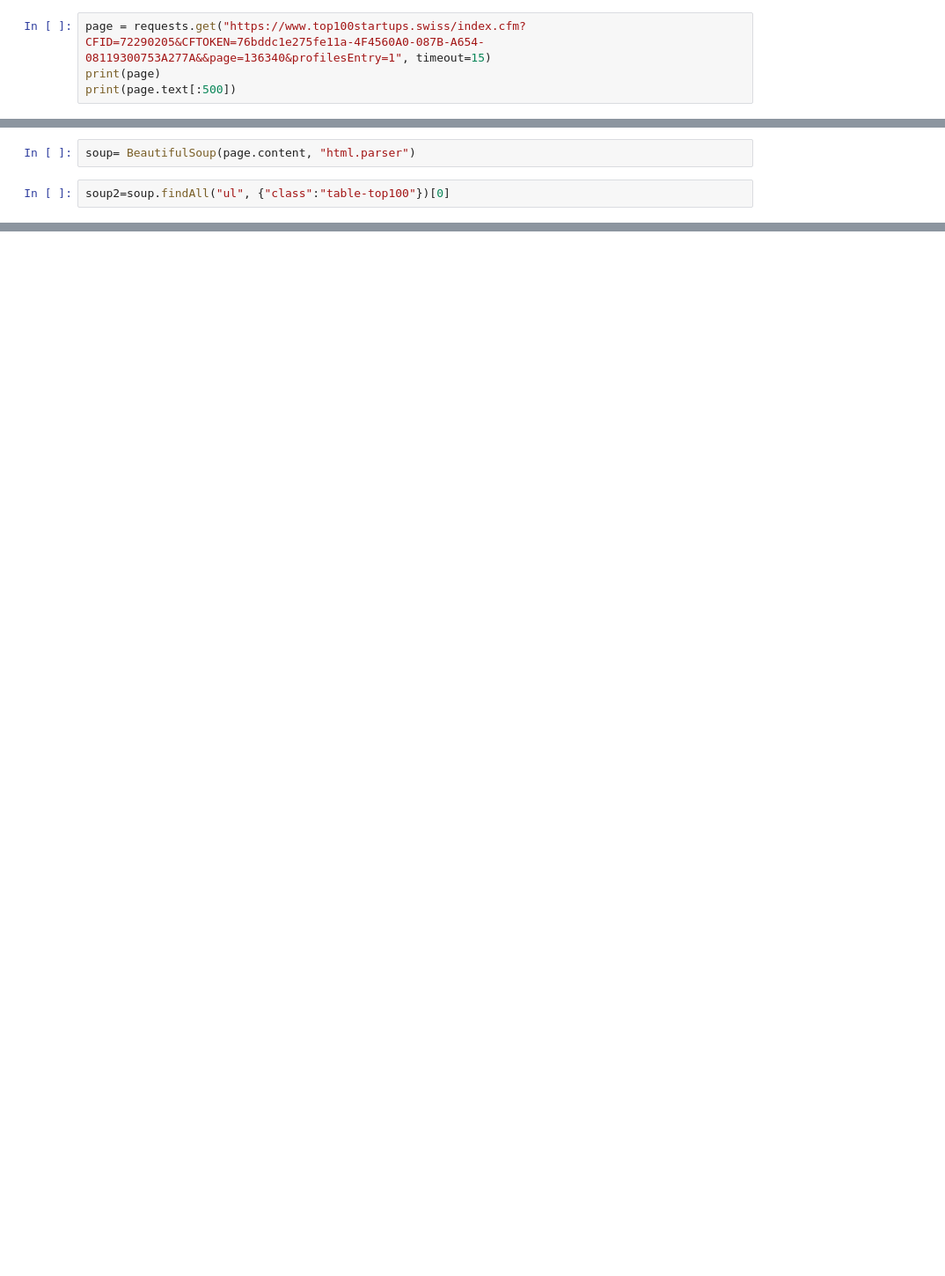
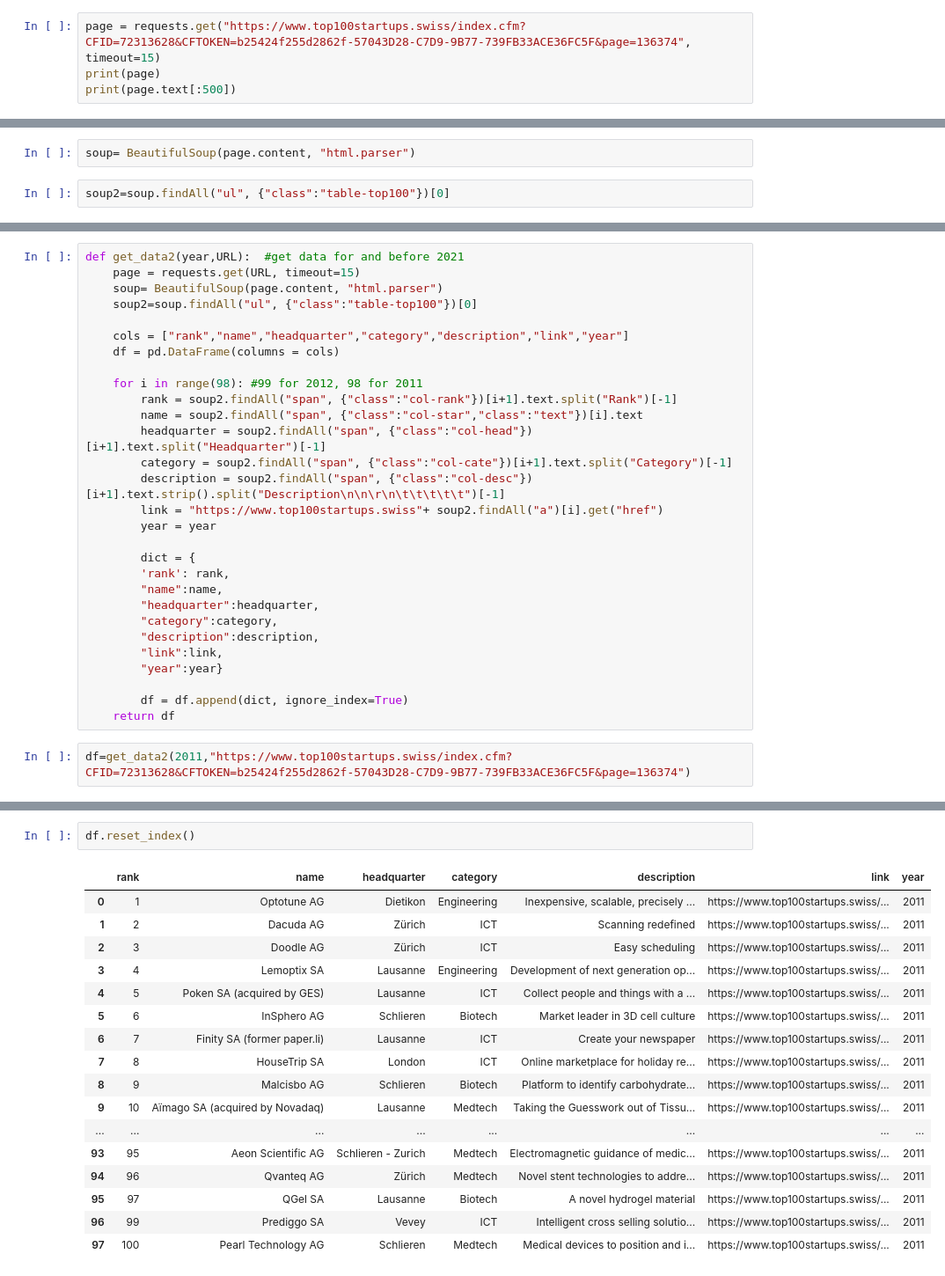
Before and after one commit to naemigraf/Start_up_Analyze, a Jupyter notebook: notebooks/web_scrape_stefan.ipynb, the cells around one changed output, grey strips where cells are left out. Shown at 88% size. Drawn from its saved outputs; the diff is of its cells as text; blank space fills up the shorter version.

```diff
--- a/notebooks/web_scrape_stefan.ipynb
+++ b/notebooks/web_scrape_stefan.ipynb
@@ -7,5 +13,5 @@ import numpy as np
 # %%
-page = requests.get("https://www.top100startups.swiss/index.cfm?CFID=72290205&CFTOKEN=76bddc1e275fe11a-4F4560A0-087B-A654-08119300753A277A&&page=136340&profilesEntry=1", timeout=15)
+page = requests.get("https://www.top100startups.swiss/index.cfm?CFID=72313628&CFTOKEN=b25424f255d2862f-57043D28-C7D9-9B77-739FB33ACE36FC5F&page=136374", timeout=15)
 print(page)
 print(page.text[:500])
 # %% [output]
@@ -92,0 +93,31 @@ soup2.findAll("!-- 200 0 --")  #here we have
+# %%
+def get_data2(year,URL):  #get data for and before 2021
+    page = requests.get(URL, timeout=15)
+    soup= BeautifulSoup(page.content, "html.parser")
+    soup2=soup.findAll("ul", {"class":"table-top100"})[0]
+
+    cols = ["rank","name","headquarter","category","description","link","year"]
+    df = pd.DataFrame(columns = cols)
+
+    for i in range(98): #99 for 2012, 98 for 2011
+        rank = soup2.findAll("span", {"class":"col-rank"})[i+1].text.split("Rank")[-1]
+        name = soup2.findAll("span", {"class":"col-star","class":"text"})[i].text
+        headquarter = soup2.findAll("span", {"class":"col-head"})[i+1].text.split("Headquarter")[-1]
+        category = soup2.findAll("span", {"class":"col-cate"})[i+1].text.split("Category")[-1]
+        description = soup2.findAll("span", {"class":"col-desc"})[i+1].text.strip().split("Description\n\n\r\n\t\t\t\t\t")[-1]
+        link = "https://www.top100startups.swiss"+ soup2.findAll("a")[i].get("href")
+        year = year
+
+        dict = {
+        'rank': rank,
+        "name":name,
+        "headquarter":headquarter,
+        "category":category,
+        "description":description,
+        "link":link,
+        "year":year}
+
+        df = df.append(dict, ignore_index=True)
+    return df
+# %%
+df=get_data2(2011,"https://www.top100startups.swiss/index.cfm?CFID=72313628&CFTOKEN=b25424f255d2862f-57043D28-C7D9-9B77-739FB33ACE36FC5F&page=136374")
@@ -92,0 +126,20 @@ soup2.findAll("!-- 200 0 --")  #here we have
+# %%
+df.reset_index()
+# %% [output]
+|  | rank | name | headquarter | category | description | link | year |
+| 0 | 1 | Optotune AG | Dietikon | Engineering | Inexpensive, scalable, precisely ... | https://www.top100startups.swiss/... | 2011 |
+| 1 | 2 | Dacuda AG | Zürich | ICT | Scanning redefined | https://www.top100startups.swiss/... | 2011 |
+| 2 | 3 | Doodle AG | Zürich | ICT | Easy scheduling | https://www.top100startups.swiss/... | 2011 |
+| 3 | 4 | Lemoptix SA | Lausanne | Engineering | Development of next generation op... | https://www.top100startups.swiss/... | 2011 |
+| 4 | 5 | Poken SA (acquired by GES) | Lausanne | ICT | Collect people and things with a ... | https://www.top100startups.swiss/... | 2011 |
+| 5 | 6 | InSphero AG | Schlieren | Biotech | Market leader in 3D cell culture | https://www.top100startups.swiss/... | 2011 |
+| 6 | 7 | Finity SA (former paper.li) | Lausanne | ICT | Create your newspaper | https://www.top100startups.swiss/... | 2011 |
+| 7 | 8 | HouseTrip SA | London | ICT | Online marketplace for holiday re... | https://www.top100startups.swiss/... | 2011 |
+| 8 | 9 | Malcisbo AG | Schlieren | Biotech | Platform to identify carbohydrate... | https://www.top100startups.swiss/... | 2011 |
+| 9 | 10 | Aïmago SA (acquired by Novadaq) | Lausanne | Medtech | Taking the Guesswork out of Tissu... | https://www.top100startups.swiss/... | 2011 |
+| ... | ... | ... | ... | ... | ... | ... | ... |
+| 93 | 95 | Aeon Scientific AG | Schlieren - Zurich | Medtech | Electromagnetic guidance of medic... | https://www.top100startups.swiss/... | 2011 |
+| 94 | 96 | Qvanteq AG | Zürich | Medtech | Novel stent technologies to addre... | https://www.top100startups.swiss/... | 2011 |
+| 95 | 97 | QGel SA | Lausanne | Biotech | A novel hydrogel material | https://www.top100startups.swiss/... | 2011 |
+| 96 | 99 | Prediggo SA | Vevey | ICT | Intelligent cross selling solutio... | https://www.top100startups.swiss/... | 2011 |
+| 97 | 100 | Pearl Technology AG | Schlieren | Medtech | Medical devices to position and i... | https://www.top100startups.swiss/... | 2011 |
```
Also changed, not shown: parts of 26 cells of this notebook.
